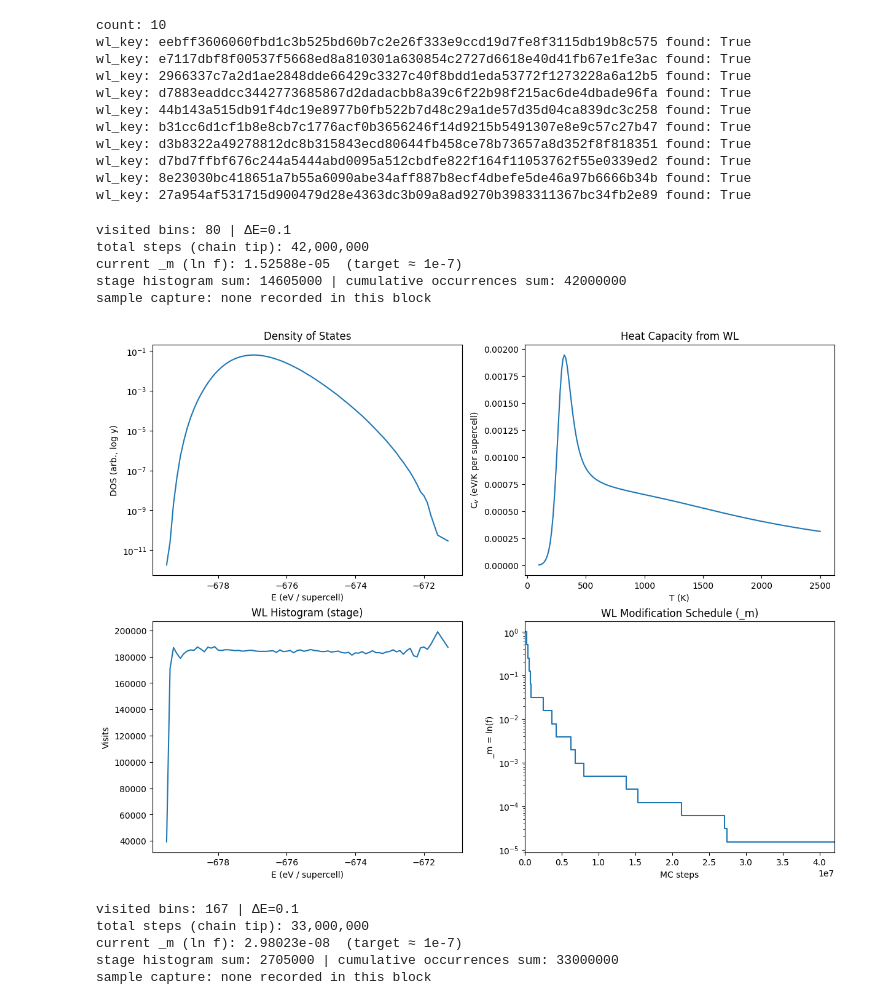
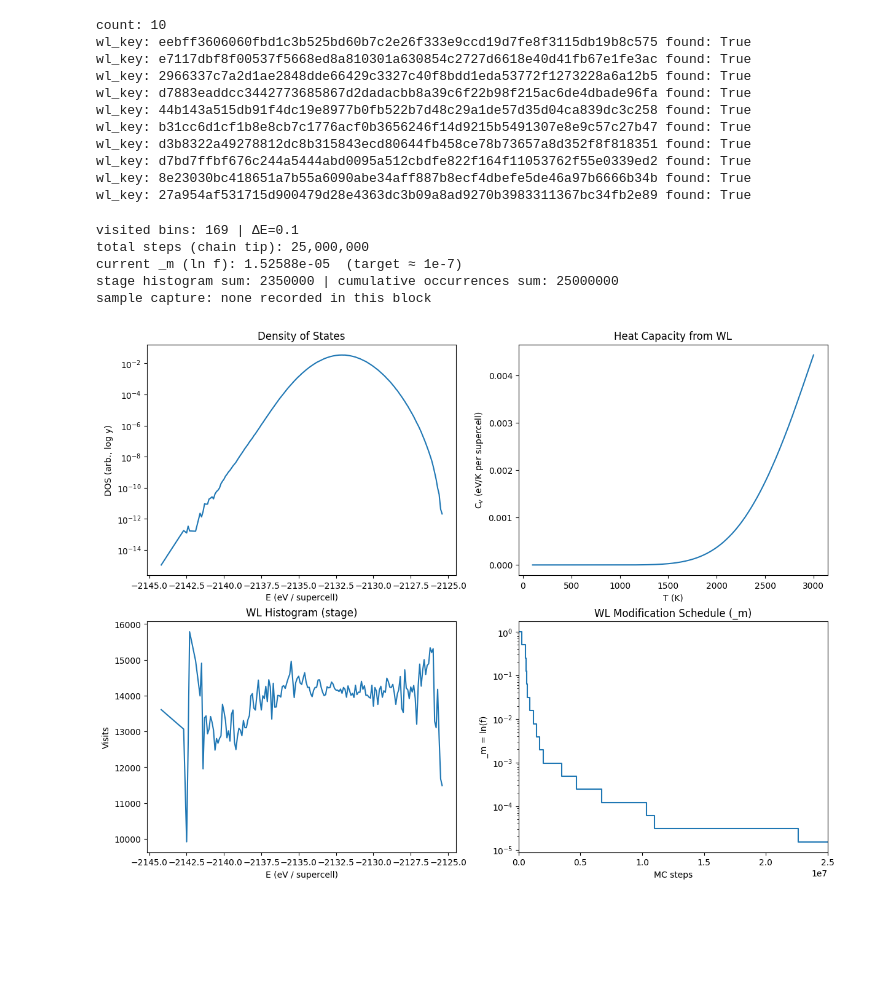
Before and after one commit to ColinBundschu/phase-edge, a Jupyter notebook: testing/visualize_wl.ipynb, the cells around one changed output. Drawn from its saved outputs; the diff is of its cells as text; code cells hidden in the pictures; blank space fills up the shorter version.

```diff
--- a/testing/visualize_wl.ipynb
+++ b/testing/visualize_wl.ipynb
@@ -177,7 +177,7 @@ def analyze_wl_chain(wl_key: str) -> None:
     kB: float = 8.617333262e-5  # eV/K
     E:  np.ndarray = levels.astype(float)
     E_rr: np.ndarray = E - E.min() if E.size else E
-    Ts: np.ndarray = np.linspace(100.0, 2500.0, 200)
+    Ts: np.ndarray = np.linspace(100.0, 3000.0, 200)
 
     def _weights(T: float) -> np.ndarray:
         return np.exp(S_shift - E_rr / (kB * T))
@@ -242,41 +242,37 @@ def analyze_wl_chain(wl_key: str) -> None:
     ax = axs[1, 0]
     y_visits = hist if hist.sum() > 0 else occ_all
     label = "Histogram (stage)" if y_visits is hist else "Occurrences (cumulative)"
     if y_visits.size:
         ax.plot(E, y_visits)
     ax.set_xlabel("E (eV / supercell)")
     ax.set_ylabel("Visits")
     ax.set_title(f"WL {label}")
 
     ax = axs[1, 1]
     right_x = max(int(steps_total), int(steps_m[-1]) if steps_m.size else 0)
     steps_m_ext, m_vals_ext = _extend_stair_to(steps_m, m_vals, right_x)
     ax.step(steps_m_ext, m_vals_ext, where="post")
     ax.set_xlim(0, right_x)
     ax.set_xlabel("MC steps")
     ax.set_ylabel("_m = ln(f)")
     ax.set_yscale('log')
     ax.set_title("WL Modification Schedule (_m)")
 
     plt.show()
 
 
 # ----------------------------- run ----------------------------------------
 
 # Replace with your WL key:
 # analyze_wl_chain("") # MgFeO2 3x3x3 refined 50:50
 # analyze_wl_chain("") # MgAl2O4 2x2x2 refined
-analyze_wl_chain("4f43349d82a2462e1af28a44f11430df3cf0bfcb01509eadba060c5dfc69edf2") # MgGa2O4 2x2x2 refined
-analyze_wl_chain("80d8c390132405b8ba7a1bb775c35a50ef1fe4acbafd10c247fe3e20a643638c") # ZnAl2O4 2x2x2 refined
+# analyze_wl_chain("4f43349d82a2462e1af28a44f11430df3cf0bfcb01509eadba060c5dfc69edf2") # MgGa2O4 2x2x2 refined
+# analyze_wl_chain("80d8c390132405b8ba7a1bb775c35a50ef1fe4acbafd10c247fe3e20a643638c") # ZnAl2O4 2x2x2 refined
+analyze_wl_chain("453865df7deffca7d2e6dc2246e8a2fa08683264868486e50a6fd7f03fa1db15") # Sr2TaAlO6 3x3x3 unrefined
 # %% [output]
-visited bins: 80 | ΔE=0.1
-total steps (chain tip): 42,000,000
+visited bins: 169 | ΔE=0.1
+total steps (chain tip): 25,000,000
 current _m (ln f): 1.52588e-05  (target ≈ 1e-7)
-stage histogram sum: 14605000 | cumulative occurrences sum: 42000000
+stage histogram sum: 2350000 | cumulative occurrences sum: 25000000
 sample capture: none recorded in this block
-[figure, old version]
+[figure, new version]
-visited bins: 167 | ΔE=0.1
-total steps (chain tip): 33,000,000
-current _m (ln f): 2.98023e-08  (target ≈ 1e-7)
-stage histogram sum: 2705000 | cumulative occurrences sum: 33000000
-sample capture: none recorded in this block
```
Also changed, not shown: parts of 2 cells of this notebook, 23 other files.
